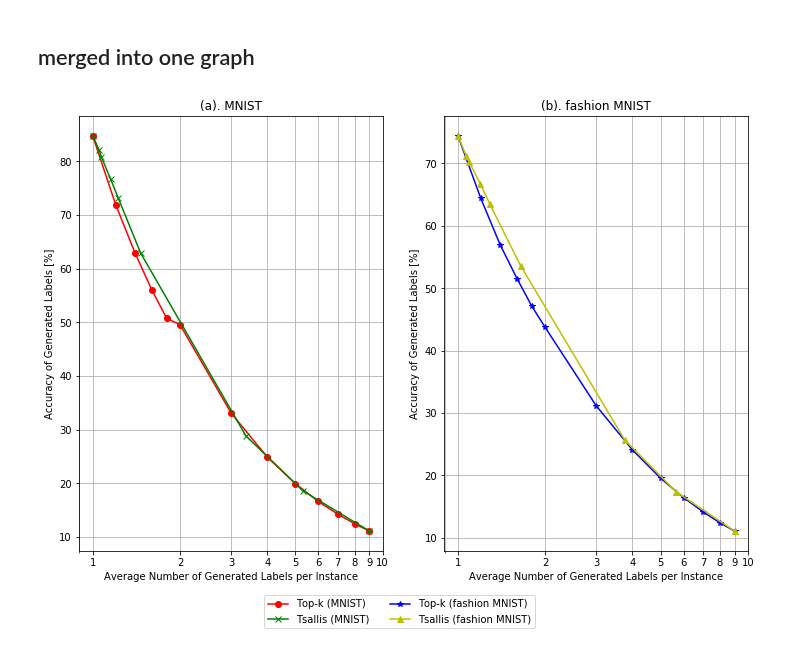
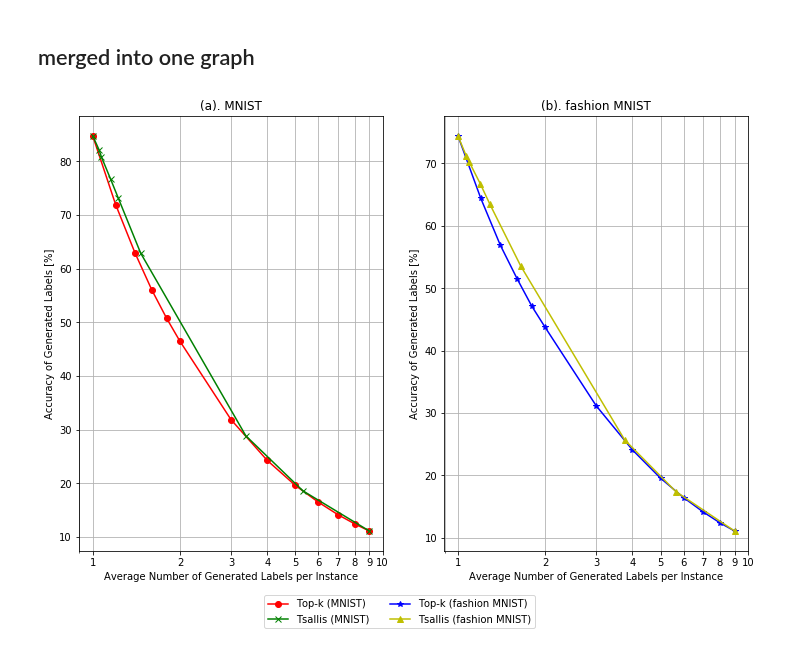
Before and after one commit to 1W1521375/entropy_labelling, a Jupyter notebook: final_experiments/top-R.ipynb, the cells around one changed output. Saved outputs shown, nothing was run; the diff lists cells and outputs as text; code cells hidden in the pictures.

Commit message:
graph

```diff
--- a/final_experiments/top-R.ipynb
+++ b/final_experiments/top-R.ipynb
@@ -327,7 +329,8 @@ Rs = [1.0, 1.2, 1.4, 1.6, 1.8]
 Rs.extend([i for i in range(2, 10)])
 
 # for MNIST
-topr_mnist = [84.8, 71.96666666666667, 62.93571428571429, 56.03125, 50.738888888888894, 49.57270833333334, 33.128650793650806, 24.887500000000006, 19.934380952380938, 16.60902777777778, 14.243968253968252, 12.463125, 11.094444444444445]
+# topr_mnist = [84.8, 71.96666666666667, 62.93571428571429, 56.03125, 50.738888888888894, 49.57270833333334, 33.128650793650806, 24.887500000000006, 19.934380952380938, 16.60902777777778, 14.243968253968252, 12.463125, 11.094444444444445]
+topr_mnist = [84.8, 71.96666666666667, 62.93571428571429, 56.03125, 50.738888888888894, 46.475, 31.866666666666667, 24.2625, 19.6, 16.483333333333334, 14.17142857142857, 12.45, 11.094444444444445]
 tsallis_lacc_mnist = [11.094444444444445, 18.58582054420488, 28.844444444444445, 62.90983606557377, 73.24346405228758, 76.71292281006072, 80.86794213719085, 82.20742150333017, 84.8]
 tsallis_lnum_mnist = [9.0, 5.3105, 3.375, 1.464, 1.224, 1.153, 1.0715, 1.051, 1.0]
 
@@ -351,31 +354,31 @@ ax1.set_xscale('log')
 ax1.set_xticks(pos)
 ax1.set_xticklabels(ticks)
 ax1.grid(which = 'both')
 ax1.set_xlabel("Average Number of Generated Labels per Instance")
 ax1.set_ylabel("Accuracy of Generated Labels [%]")
 ax1.title.set_text("(a). MNIST")
 
 l3 = ax2.plot(Rs, topr_fmnist, marker = '*', color = 'b')
 l4 = ax2.plot(tsallis_lnum_fmnist, tsallis_lacc_fmnist, marker = '^', color = 'y')
 # ax2 settings
 ax2.set_xscale('log')
 ax2.set_xticks(pos)
 ax2.set_xticklabels(ticks)
 ax2.grid(which = 'both')
 ax2.set_xlabel("Average Number of Generated Labels per Instance")
 ax2.set_ylabel("Accuracy of Generated Labels [%]")
 ax2.title.set_text("(b). fashion MNIST")
 
 # Create the legend
 fig.legend([l1, l2, l3, l4],     # The line objects
            labels = line_labels,   # The labels for each line
            loc = "lower center",   # Position of legend
            borderaxespad = 0.1,    # Small spacing around legend box
            ncol = 2)
 
 # Adjust the scaling factor to fit your legend text completely outside the plot
 # (smaller value results in more space being made for the legend)
 plt.subplots_adjust(bottom = 0.125)
 plt.savefig("final_exp.pdf")
 # %% [output]
-[figure, old version]
+[figure, new version]
```
Also changed, not shown: parts of 1 cell of this notebook, 1 other file.
